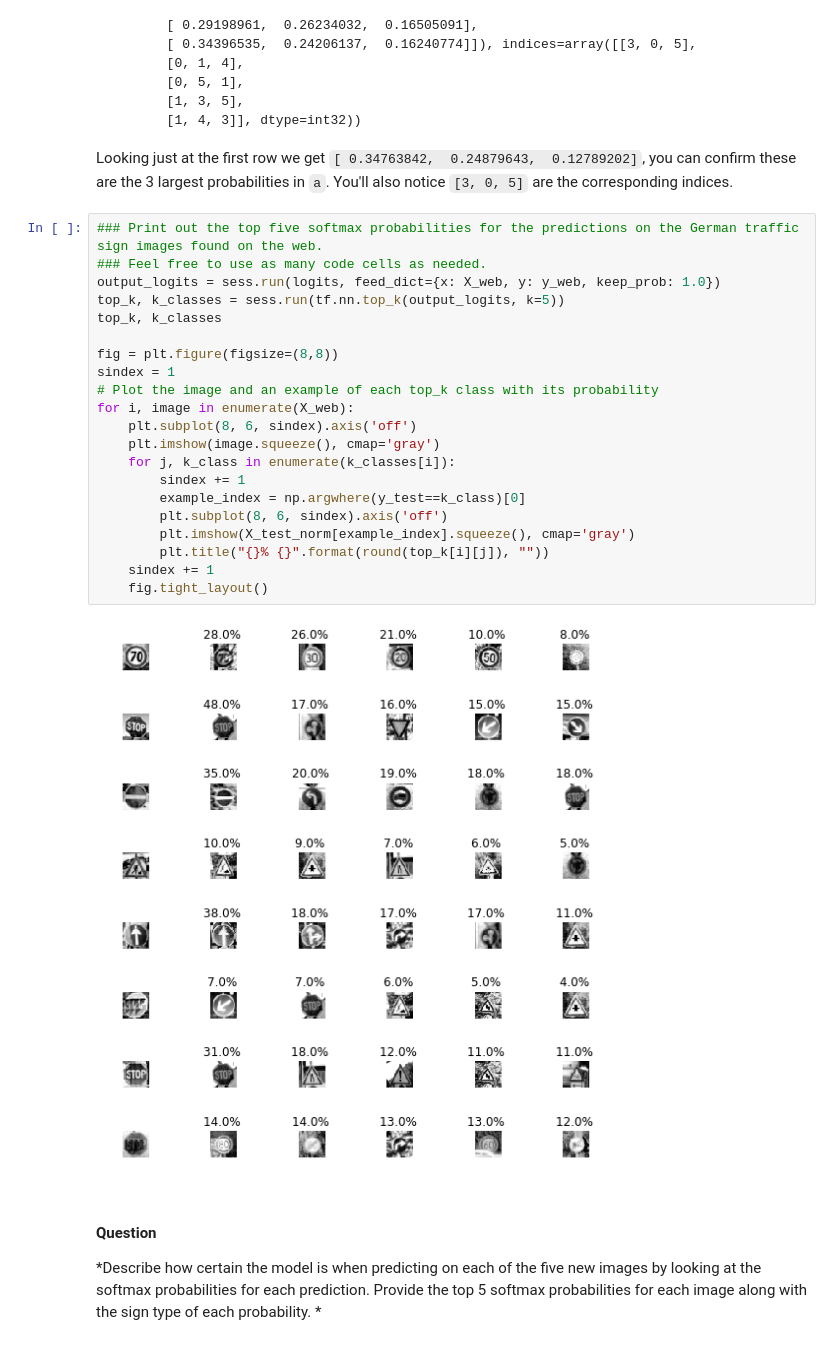
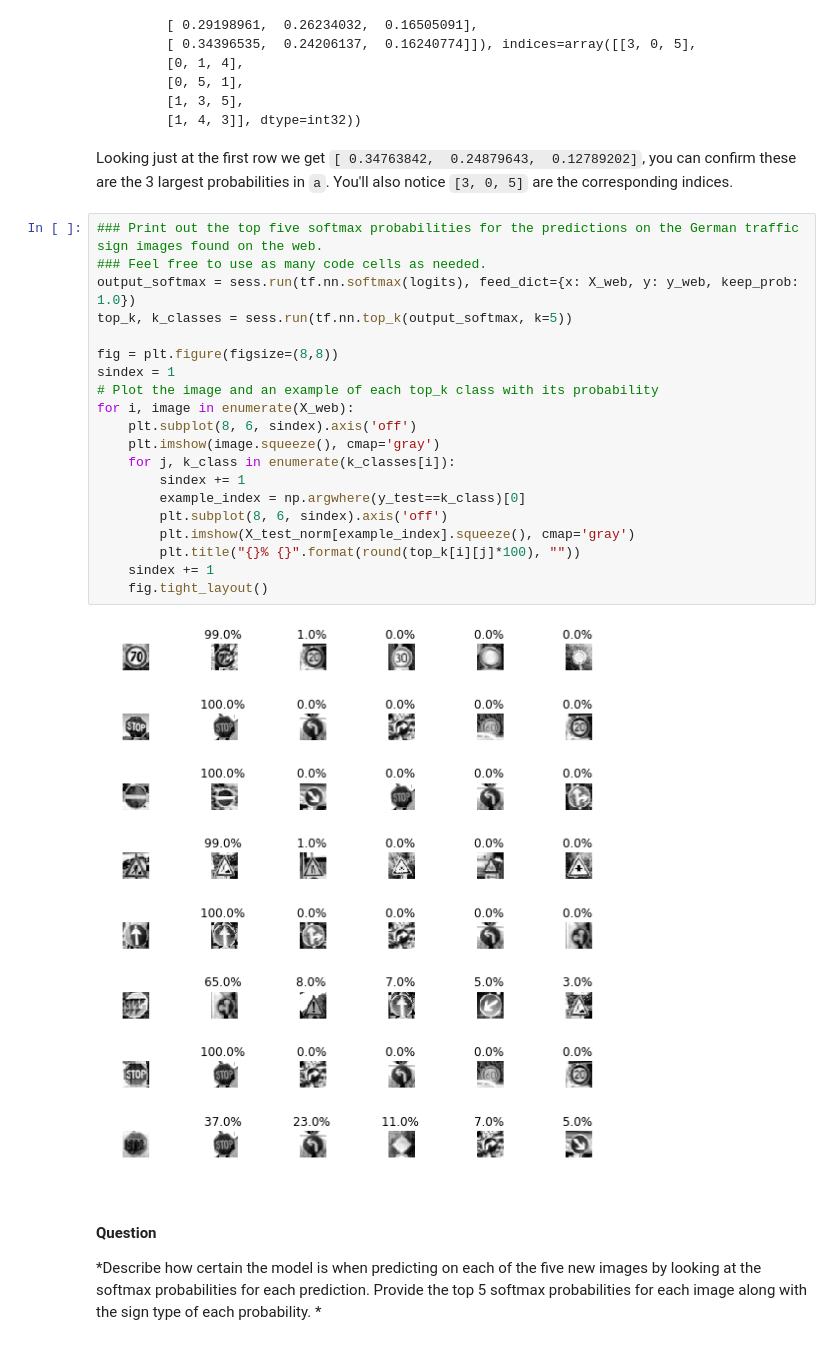
Before and after one commit to nnadams/SDC-TrafficSigns-P2, a Jupyter notebook: Traffic_Sign_Classifier.ipynb, the cells around one changed output. Saved outputs shown, nothing was run; the diff lists cells and outputs as text.

Commit message:
Update to softmax for top k

```diff
--- a/Traffic_Sign_Classifier.ipynb
+++ b/Traffic_Sign_Classifier.ipynb
@@ -685,26 +685,25 @@ Looking just at the first row we get `[ 0.34763842,  0.24879643,  0.12789202]`,
 # %%
 ### Print out the top five softmax probabilities for the predictions on the German traffic sign images found on the web.
 ### Feel free to use as many code cells as needed.
-output_logits = sess.run(logits, feed_dict={x: X_web, y: y_web, keep_prob: 1.0})
-top_k, k_classes = sess.run(tf.nn.top_k(output_logits, k=5))
-top_k, k_classes
+output_softmax = sess.run(tf.nn.softmax(logits), feed_dict={x: X_web, y: y_web, keep_prob: 1.0})
+top_k, k_classes = sess.run(tf.nn.top_k(output_softmax, k=5))
 
 fig = plt.figure(figsize=(8,8))
 sindex = 1
 # Plot the image and an example of each top_k class with its probability
 for i, image in enumerate(X_web):
     plt.subplot(8, 6, sindex).axis('off')
     plt.imshow(image.squeeze(), cmap='gray')
     for j, k_class in enumerate(k_classes[i]):
         sindex += 1
         example_index = np.argwhere(y_test==k_class)[0]
         plt.subplot(8, 6, sindex).axis('off')
         plt.imshow(X_test_norm[example_index].squeeze(), cmap='gray')
-        plt.title("{}% {}".format(round(top_k[i][j]), ""))
+        plt.title("{}% {}".format(round(top_k[i][j]*100), ""))
     sindex += 1
     fig.tight_layout()
 # %% [output]
-[figure, old version]
+[figure, new version]
 # %% [markdown]
 #### Question
 *Describe how certain the model is when predicting on each of the five new images by looking at the softmax probabilities for each prediction. Provide the top 5 softmax probabilities for each image along with the sign type of each probability. *
```
Also changed, not shown: parts of 8 cells of this notebook, 5 other files.
